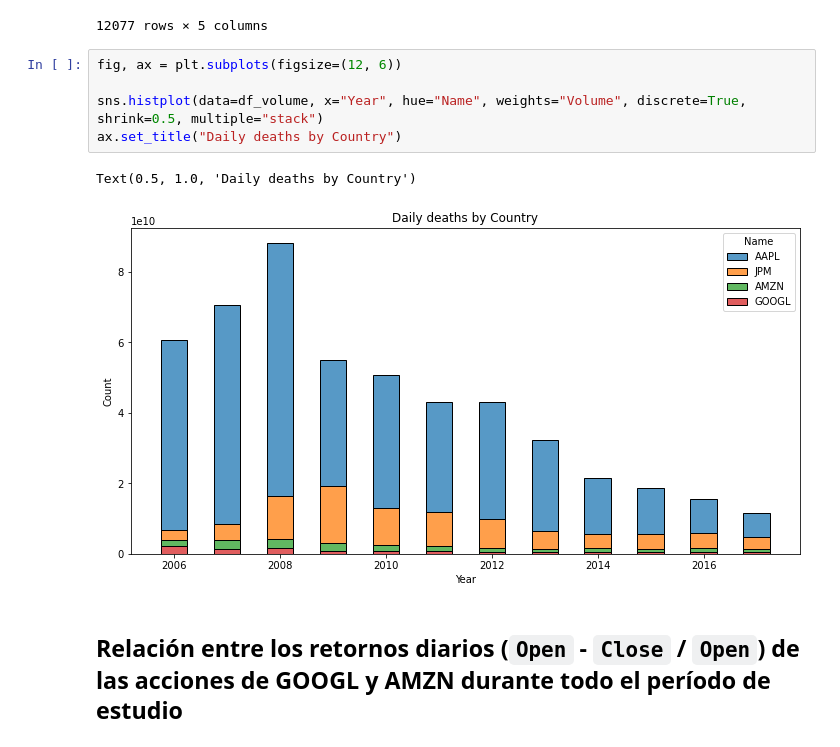
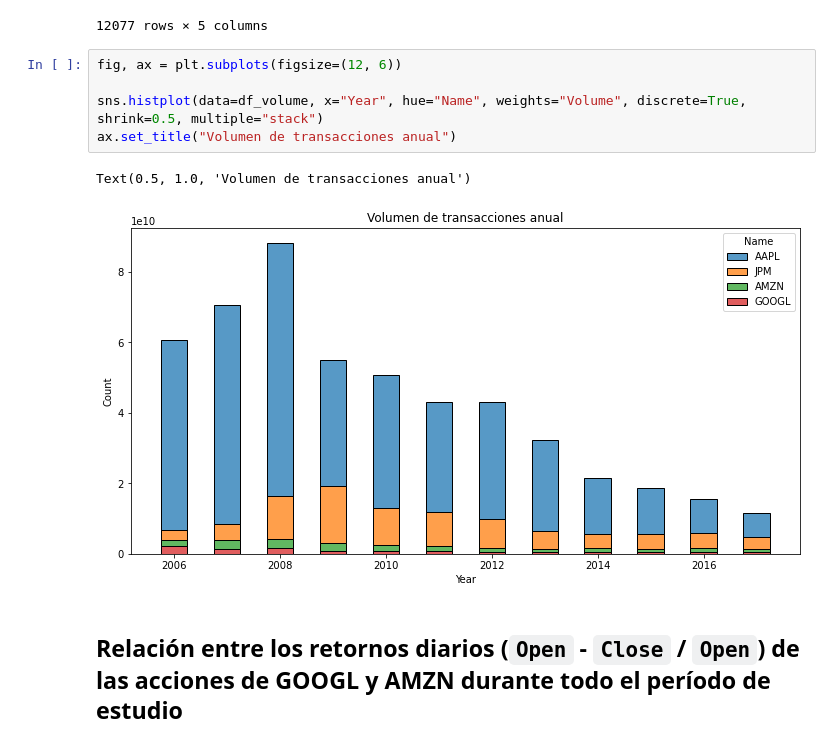
Before and after one commit to sevizama/limpieza-de-datos, a Jupyter notebook: 2_visualizacion_ejercicios.ipynb, the cells around one changed output. Saved outputs shown, nothing was run; the diff lists cells and outputs as text.

```diff
--- a/2_visualizacion_ejercicios.ipynb
+++ b/2_visualizacion_ejercicios.ipynb
@@ -232,11 +232,11 @@ df_volume
 # %%
 fig, ax = plt.subplots(figsize=(12, 6))
 
 sns.histplot(data=df_volume, x="Year", hue="Name", weights="Volume", discrete=True, shrink=0.5, multiple="stack")
-ax.set_title("Daily deaths by Country")
+ax.set_title("Volumen de transacciones anual")
 # %% [output]
-Text(0.5, 1.0, 'Daily deaths by Country')
+Text(0.5, 1.0, 'Volumen de transacciones anual')
-[figure, old version]
+[figure, new version]
 # %% [markdown]
 ## Relación entre los retornos diarios (`Open` - `Close` / `Open`) de las acciones de GOOGL y AMZN durante todo el período de estudio
 # %%
```
